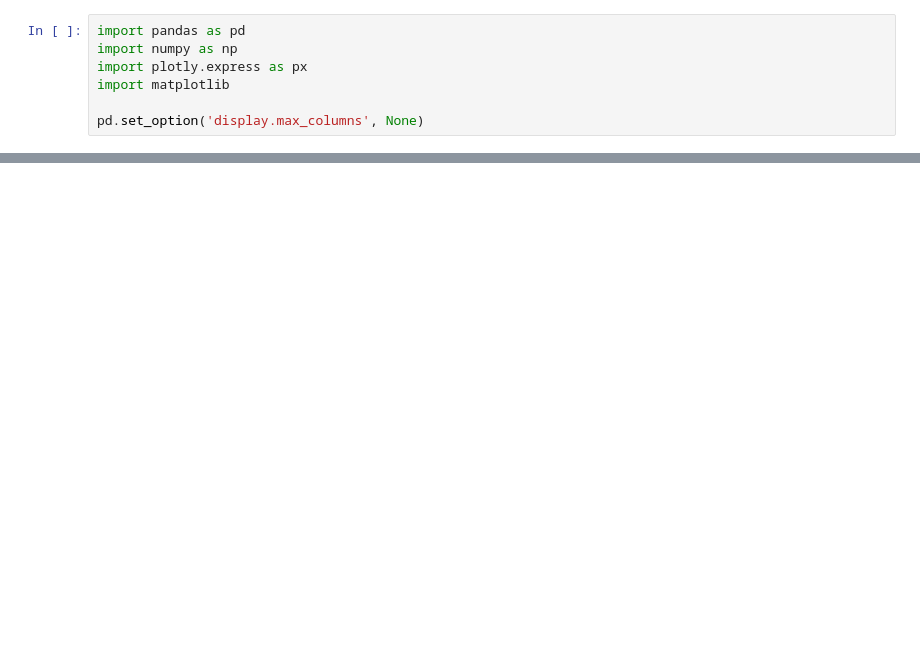
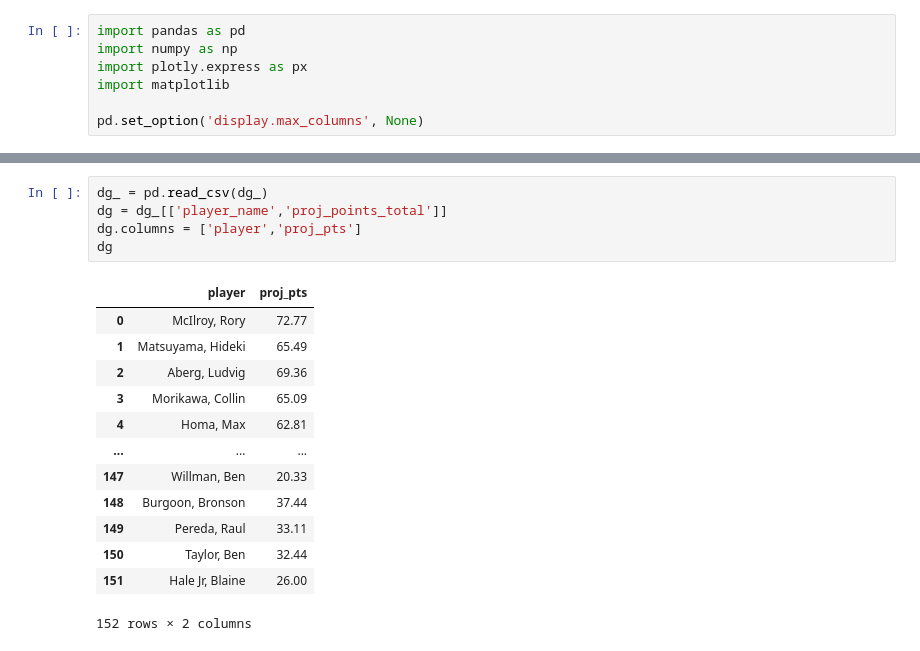
Before and after one commit to mikejackson35/fantrax, a Jupyter notebook: notebooks/best_available_players.ipynb, the cells around one changed output, grey strips where cells are left out. Saved outputs shown, nothing was run; the diff lists cells and outputs as text; blank space fills up the shorter version.

```diff
--- a/notebooks/best_available_players.ipynb
+++ b/notebooks/best_available_players.ipynb
@@ -12,0 +35,19 @@ fantrax = r"C:\Users\mikej\Desktop\fantrax\available.csv"
+# %%
+dg_ = pd.read_csv(dg_)
+dg = dg_[['player_name','proj_points_total']]
+dg.columns = ['player','proj_pts']
+dg
+# %% [output]
+|  | player | proj_pts |
+| 0 | McIlroy, Rory | 72.77 |
+| 1 | Matsuyama, Hideki | 65.49 |
+| 2 | Aberg, Ludvig | 69.36 |
+| 3 | Morikawa, Collin | 65.09 |
+| 4 | Homa, Max | 62.81 |
+| ... | ... | ... |
+| 147 | Willman, Ben | 20.33 |
+| 148 | Burgoon, Bronson | 37.44 |
+| 149 | Pereda, Raul | 33.11 |
+| 150 | Taylor, Ben | 32.44 |
+| 151 | Hale Jr, Blaine | 26.00 |
+152 rows × 2 columns
```
Also changed, not shown: parts of 4 cells of this notebook, 6 other files.
